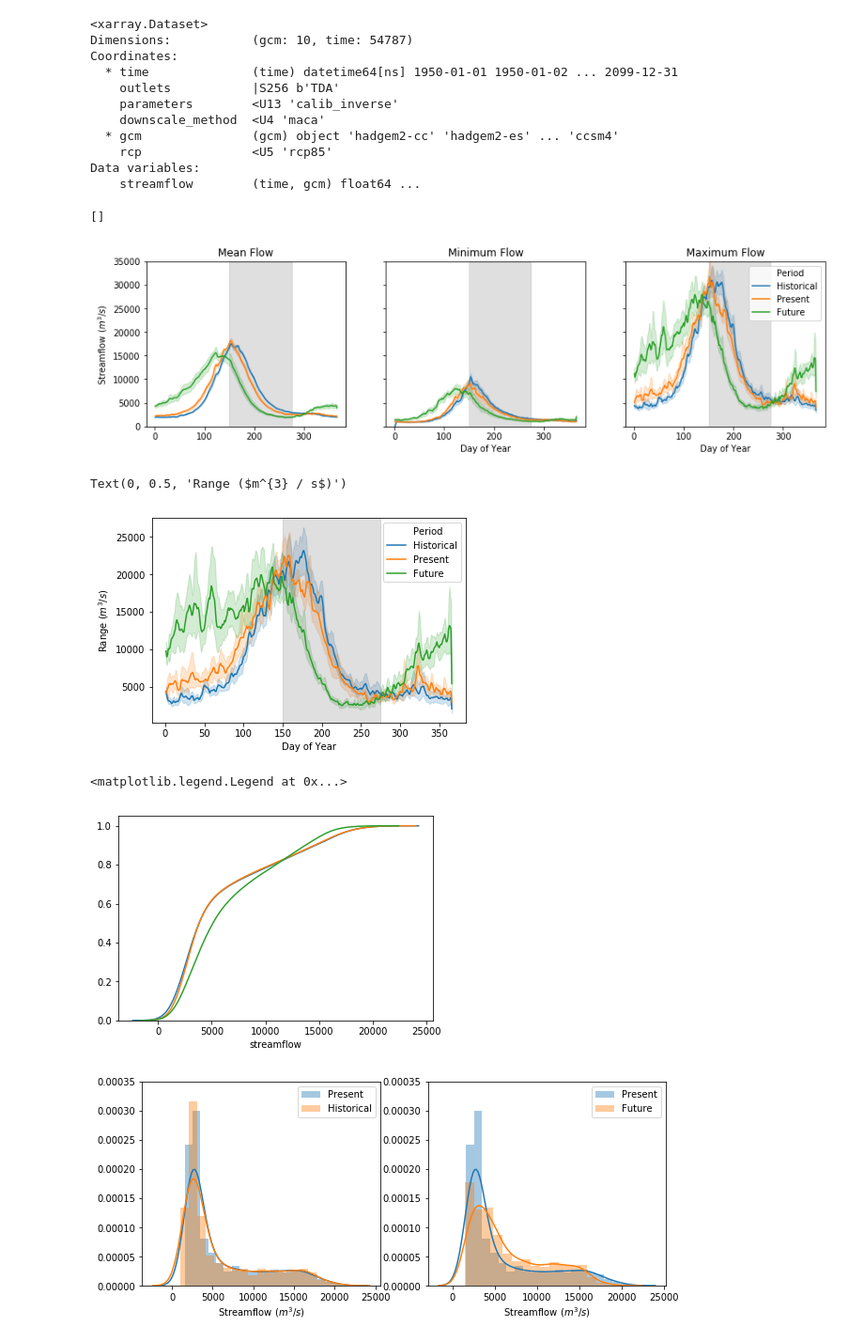
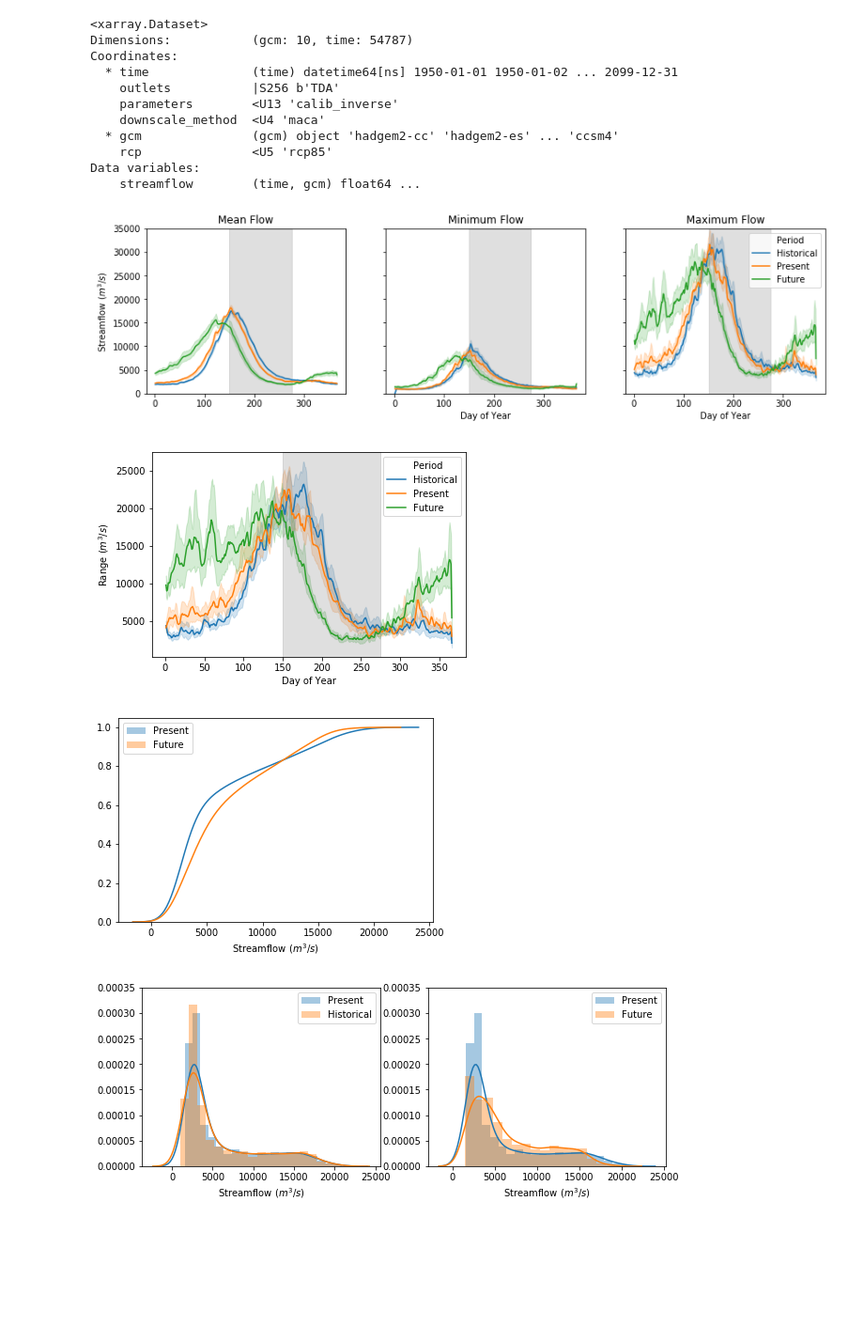
Before and after one commit to orianac/whw2019_extremeH2O, a Jupyter notebook: distribution_analysis.ipynb, the cells around one changed output. Shown at 94% size. Saved outputs shown, nothing was run; the diff lists cells and outputs as text; code cells hidden in the pictures; blank space fills up the shorter version.

```diff
--- a/distribution_analysis.ipynb
+++ b/distribution_analysis.ipynb
@@ -11,3 +10,11 @@ ds = xr.open_dataset('./waterhackweek_dalles_salmonfalls/waterhackweek_dalles_sa
+# %%
+#Enter the location of the datafile
+ds = xr.open_dataset('./waterhackweek_dalles_salmonfalls/waterhackweek_dalles_salmonfalls.nc')
+
+#Where to put output plots
+outdir = 'output'
+if not os.path.exists(outdir):
+        os.makedirs(outdir)
 # %%
 ds
 # %% [output]
@@ -103,7 +112,7 @@ df_var.rename(columns={'Dayofyear':'Day of Year'}, inplace=True)
 
 #sns.lineplot(x="Day of Year", hue="Period", y="Streamflow", data=df_var)
 # %%
-#Visualize the spread of flows
+#Visualize the spread of mean, max, min flows at different periods
 
 plt.figure(figsize=(14,3.5))
 
@@ -133,8 +142,9 @@ plt.ylim([0, 35000])
 plt.ylabel('', visible=False)
 plt.axvspan(150, 275, alpha=0.25, color='gray')
 plt.gca().set_yticklabels([])
+
+plt.savefig(os.path.join(outdir,'flow_spread.pdf'),bbox_inches = 'tight')
 # %% [output]
-[]
 [figure]
 # %%
 #Visualize the variability
@@ -143,42 +153,49 @@ plt.subplot(1,1,1)
 sns.lineplot(x="Day of Year", hue="Period", y="Streamflow", data=df_var)
 plt.axvspan(150, 275, alpha=0.25, color='gray')
 plt.ylabel('Range ($m^{3} / s$)')
+
+plt.savefig(os.path.join(outdir,'flow_variability.pdf'),bbox_inches = 'tight')
 # %% [output]
-Text(0, 0.5, 'Range ($m^{3} / s$)')
 [figure]
 # %%
-#Visualize the change in the flow pmf
+#Visualize the change in the flow PMF
 
 
 freq = '7D'
 
 data_hist = ds_sel['streamflow'].sel(time=periods['Historical']).resample(time=freq).mean(dim='time').mean(dim='gcm')
 data_pres = ds_sel['streamflow'].sel(time=periods['Present']).resample(time=freq).mean(dim='time').mean(dim='gcm')
 data_fut = ds_sel['streamflow'].sel(time=periods['Future']).resample(time=freq).mean(dim='time').mean(dim='gcm')
 
 
 plt.figure()
-sns.distplot(data_hist, kde_kws=dict(cumulative=True), label='Historical')
 sns.distplot(data_pres, kde_kws=dict(cumulative=True), label='Present')
 sns.distplot(data_fut, kde_kws=dict(cumulative=True), label='Future')
+plt.xlabel('Streamflow ($m^{3} / s$)')
+plt.legend()
+
+plt.savefig(os.path.join(outdir,'flow_cdf.pdf'),bbox_inches = 'tight')
+
+
 
 plt.figure(figsize=(10,3.5))
 plt.subplot(1,2,1)
 sns.distplot(data_pres, label='Present')
 sns.distplot(data_hist, label='Historical')
 plt.ylim([0, 3.5e-4])
 plt.xlabel('Streamflow ($m^{3} / s$)')
 plt.legend()
 
 
 plt.subplot(1,2,2)
 sns.distplot(data_pres, label='Present')
 sns.distplot(data_fut, label='Future')
 plt.ylim([0, 3.5e-4])
 plt.xlabel('Streamflow ($m^{3} / s$)')
 plt.legend()
+
+plt.savefig(os.path.join(outdir,'flow_pmf.pdf'),bbox_inches = 'tight')
 # %% [output]
-<matplotlib.legend.Legend at 0x...>
-[figure, old version]
+[figure, new version]
-[figure, old version]
+[figure, new version]
 # %%
```
Also changed, not shown: parts of 16 cells of this notebook, 7 other files.
